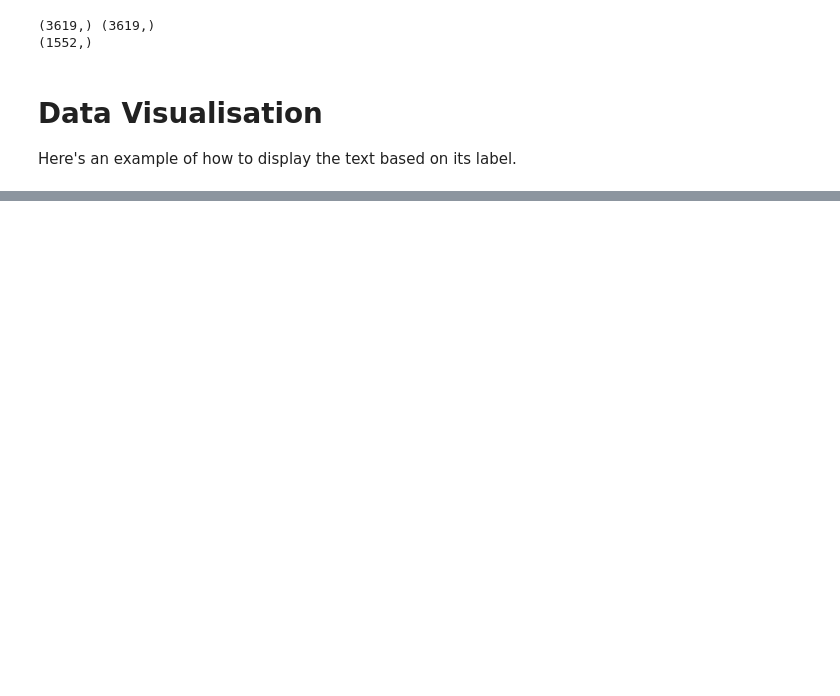
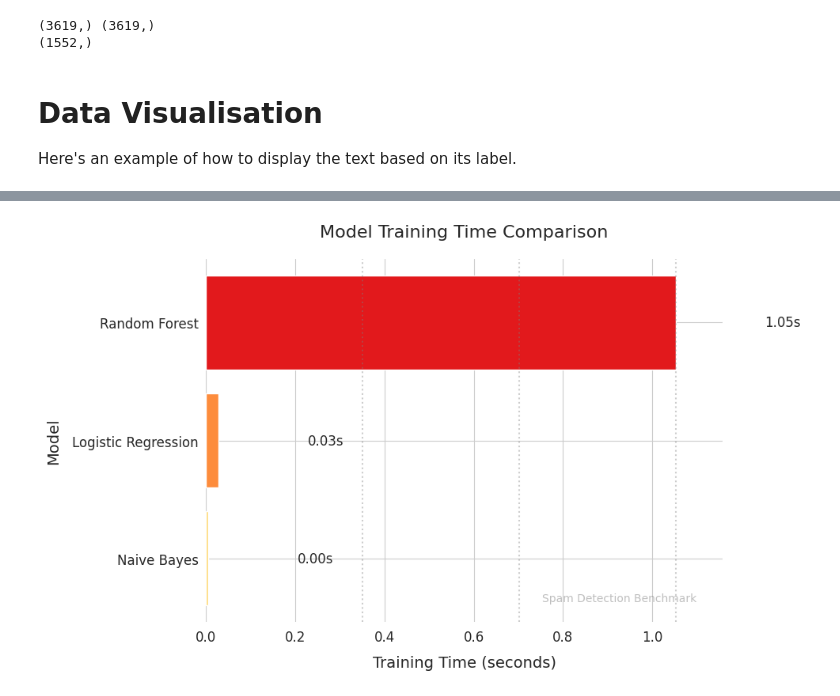
Before and after one commit to serendipity343/Machine-learning, a Jupyter notebook: task1.ipynb, the cells around one changed output, grey strips where cells are left out. Cells and saved outputs as stored; diff of their text form; code cells hidden in the pictures; blank space fills up the shorter version.

```diff
--- a/task1.ipynb
+++ b/task1.ipynb
@@ -237,0 +290,16 @@ is not spam!
+# %%
+# Load and preprocess test data
+test_data = pd.read_csv('/content/drive/MyDrive/350/spam_detection_test_data.csv')
+test_texts = test_data['text'].values
+test_texts = np.array([t.lower().replace(r'[^a-z ]', '') for t in test_texts])
+
+# Transform test data using same vectorizer
+X_test = tfidf_vectorizer.transform(test_texts)
+
+# Generate and save predictions for each model
+for name, model in models.items():
+    test_preds = model.predict(X_test)
+    # Save predictions with model name in filename
+    np.savetxt(f'/content/drive/MyDrive/350/{name.lower().replace(" ", "_")}_predictions.csv',
+               test_preds, delimiter=',')
+    print(f"\n{name} test predictions saved")
@@ -237,0 +314,69 @@ is not spam!
+# %%
+# Training Time Comparison with Enhanced Visualization
+import time
+import matplotlib.pyplot as plt
+import seaborn as sns
+
+# Set style for better visuals
+sns.set_style("whitegrid")
+plt.rcParams['font.size'] = 12
+plt.rcParams['axes.labelsize'] = 14
+
+# Time the training process for each model
+time_results = {}
+print("\n Training Time Benchmark:")
+print("-"*40)
+
+for name, model in models.items():
+    start_time = time.time()
+    model.fit(X_train, train_labels)
+    elapsed = time.time() - start_time
+    time_results[name] = elapsed
+
+    # Print with colored output
+    if elapsed > 10:
+        color_code = '\033[91m'  # Red for slow models
+    elif elapsed > 5:
+        color_code = '\033[93m'  # Yellow for moderate
+    else:
+        color_code = '\033[92m'  # Green for fast
+    print(f"{name:<20} {color_code}{elapsed:.2f} seconds\033[0m")
+
+# Create beautiful visualization
+plt.figure(figsize=(10, 6), dpi=100)
+
+# Create gradient-colored bars
+colors = sns.color_palette("YlOrRd", len(time_results))
+bars = plt.barh(list(time_results.keys()),
+                list(time_results.values()),
+                color=colors)
+
+# Add value labels
+for bar in bars:
+    width = bar.get_width()
+    plt.text(width + 0.2, bar.get_y() + bar.get_height()/2,
+             f'{width:.2f}s',
+             va='center', ha='left', fontsize=12)
+
+# Styling
+plt.title('Model Training Time Comparison', pad=20, fontsize=16)
+plt.xlabel('Training Time (seconds)', labelpad=10)
+plt.ylabel('Model', labelpad=10)
+plt.xlim(0, max(time_results.values())*1.1)  # Add 10% padding
+
+# Add reference lines
+max_time = max(time_results.values())
+for t in [max_time/3, max_time*2/3, max_time]:
+    plt.axvline(x=t, color='gray', linestyle=':', alpha=0.4)
+
+# Remove spines for cleaner look
+sns.despine(left=True, bottom=True)
+
+# Add watermark
+plt.text(0.95, 0.05, 'Spam Detection Benchmark',
+         fontsize=10, color='gray', alpha=0.5,
+         ha='right', va='bottom', transform=plt.gca().transAxes)
+
+plt.tight_layout()
+plt.show()
+# %% [output]
@@ -237,0 +388 @@ is not spam!
+[figure, added]
```
Also changed, not shown: parts of 27 cells of this notebook.
